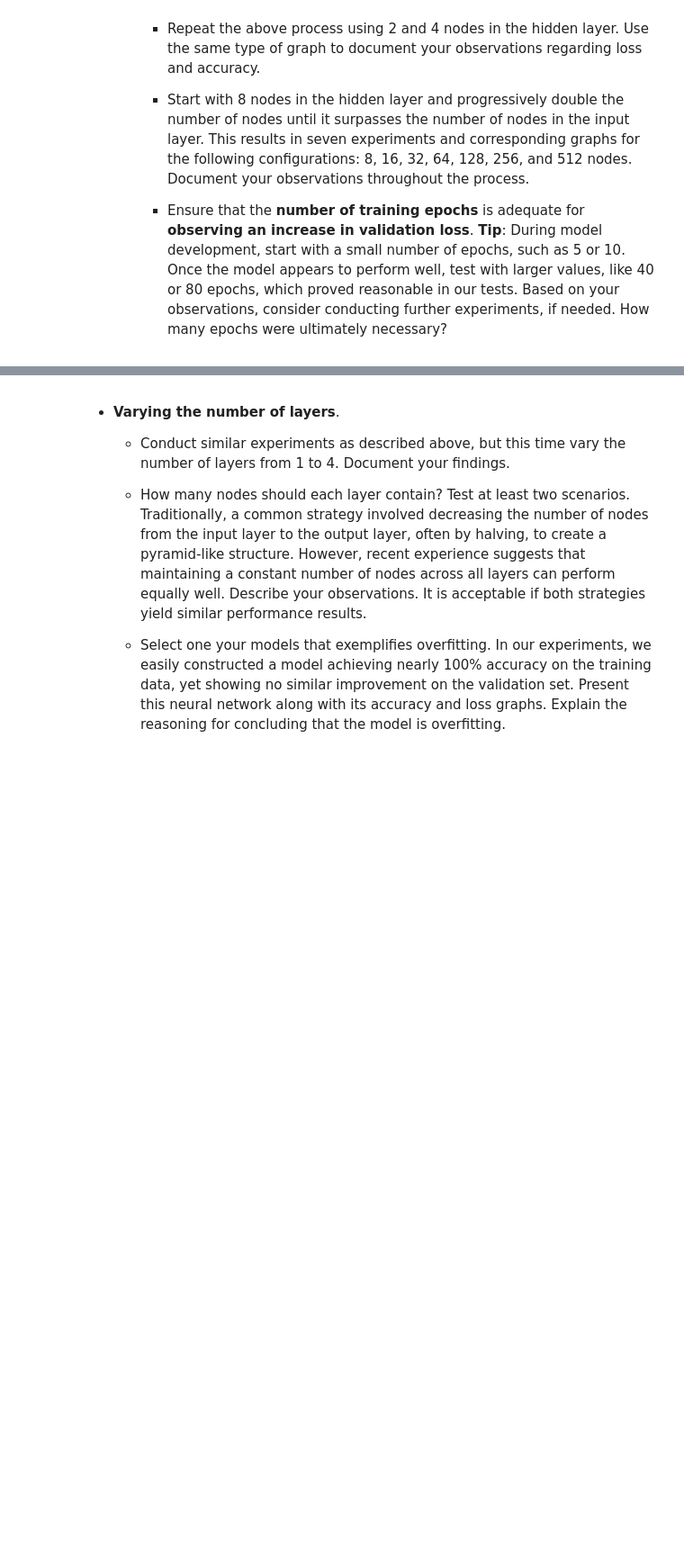
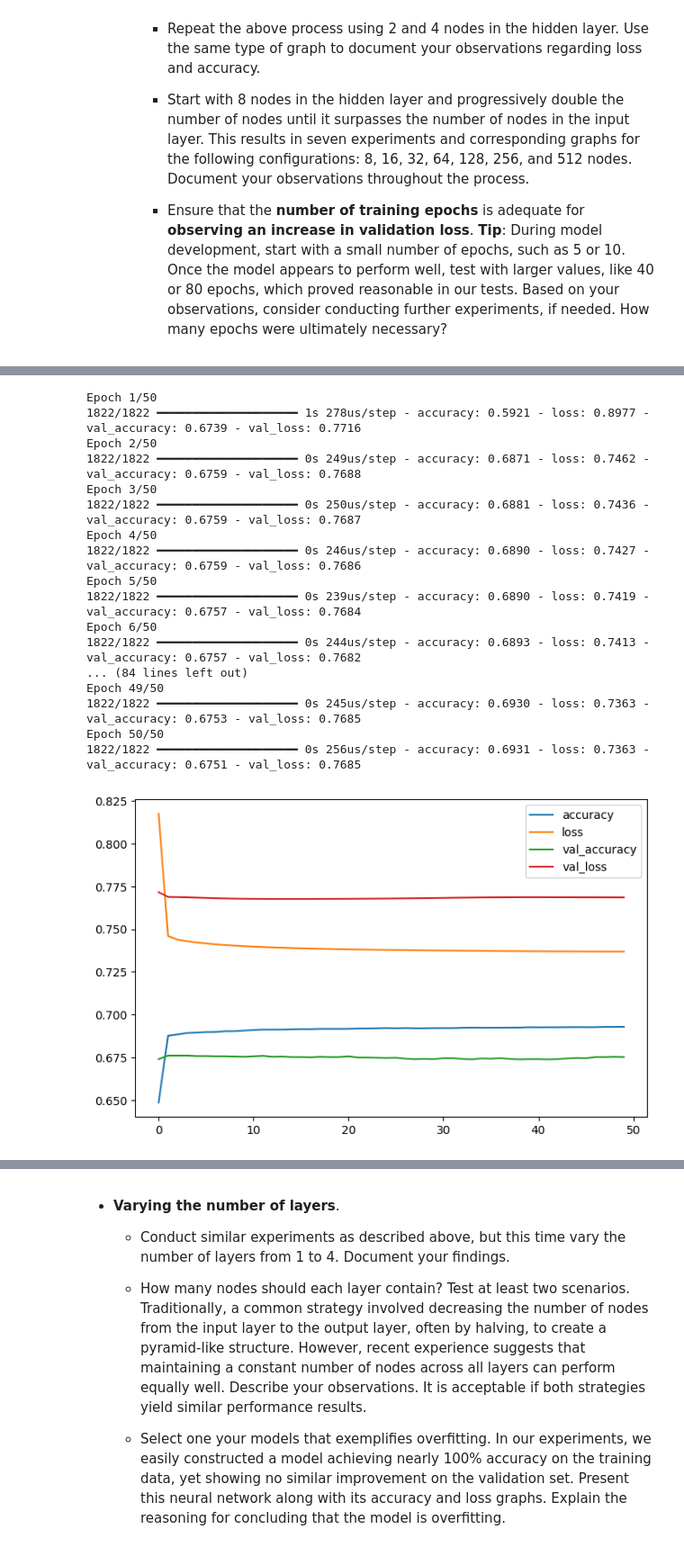
Before and after one commit to JoeZhang1000/CSI-4106-Assignment-3, a Jupyter notebook: Joe_Zhang_Christian_Paravalos_CSI4106_Assignment_3_30245795_300231900.ipynb, the cells around one changed output, grey strips where cells are left out. Shown at 90% size. Saved outputs shown, nothing was run; the diff lists cells and outputs as text; code cells hidden in the pictures; blank space fills up the shorter version.

```diff
--- a/Joe_Zhang_Christian_Paravalos_CSI4106_Assignment_3_30245795_300231900.ipynb
+++ b/Joe_Zhang_Christian_Paravalos_CSI4106_Assignment_3_30245795_300231900.ipynb
@@ -372,0 +438,35 @@ Epoch 50/50
+# %%
+# For this part, we have 4 nodes in the hidden layer
+tf.random.set_seed(42)
+
+model = tf.keras.Sequential()
+
+model.add(tf.keras.layers.InputLayer(shape = [462]))
+model.add(tf.keras.layers.Flatten())
+model.add(tf.keras.layers.Dense(4))
+model.add(tf.keras.layers.Dense(3, activation = "softmax"))
+model.compile(loss="sparse_categorical_crossentropy", metrics = ['accuracy'])
+
+
+history = model.fit(X_train, y_train, epochs = 50, validation_data = (X_valid, y_valid))
+pd.DataFrame(history.history).plot(figsize=(8,5))
+plt.show()
+# %% [output]
+Epoch 1/50
+1822/1822 ━━━━━━━━━━━━━━━━━━━━ 1s 278us/step - accuracy: 0.5921 - loss: 0.8977 - val_accuracy: 0.6739 - val_loss: 0.7716
+Epoch 2/50
+1822/1822 ━━━━━━━━━━━━━━━━━━━━ 0s 249us/step - accuracy: 0.6871 - loss: 0.7462 - val_accuracy: 0.6759 - val_loss: 0.7688
+Epoch 3/50
+1822/1822 ━━━━━━━━━━━━━━━━━━━━ 0s 250us/step - accuracy: 0.6881 - loss: 0.7436 - val_accuracy: 0.6759 - val_loss: 0.7687
+Epoch 4/50
+1822/1822 ━━━━━━━━━━━━━━━━━━━━ 0s 246us/step - accuracy: 0.6890 - loss: 0.7427 - val_accuracy: 0.6759 - val_loss: 0.7686
+Epoch 5/50
+1822/1822 ━━━━━━━━━━━━━━━━━━━━ 0s 239us/step - accuracy: 0.6890 - loss: 0.7419 - val_accuracy: 0.6757 - val_loss: 0.7684
+Epoch 6/50
+1822/1822 ━━━━━━━━━━━━━━━━━━━━ 0s 244us/step - accuracy: 0.6893 - loss: 0.7413 - val_accuracy: 0.6757 - val_loss: 0.7682
+... (84 lines left out)
+Epoch 49/50
+1822/1822 ━━━━━━━━━━━━━━━━━━━━ 0s 245us/step - accuracy: 0.6930 - loss: 0.7363 - val_accuracy: 0.6753 - val_loss: 0.7685
+Epoch 50/50
+1822/1822 ━━━━━━━━━━━━━━━━━━━━ 0s 256us/step - accuracy: 0.6931 - loss: 0.7363 - val_accuracy: 0.6751 - val_loss: 0.7685
+[figure, added]
```
Also changed, not shown: parts of 56 cells of this notebook.
